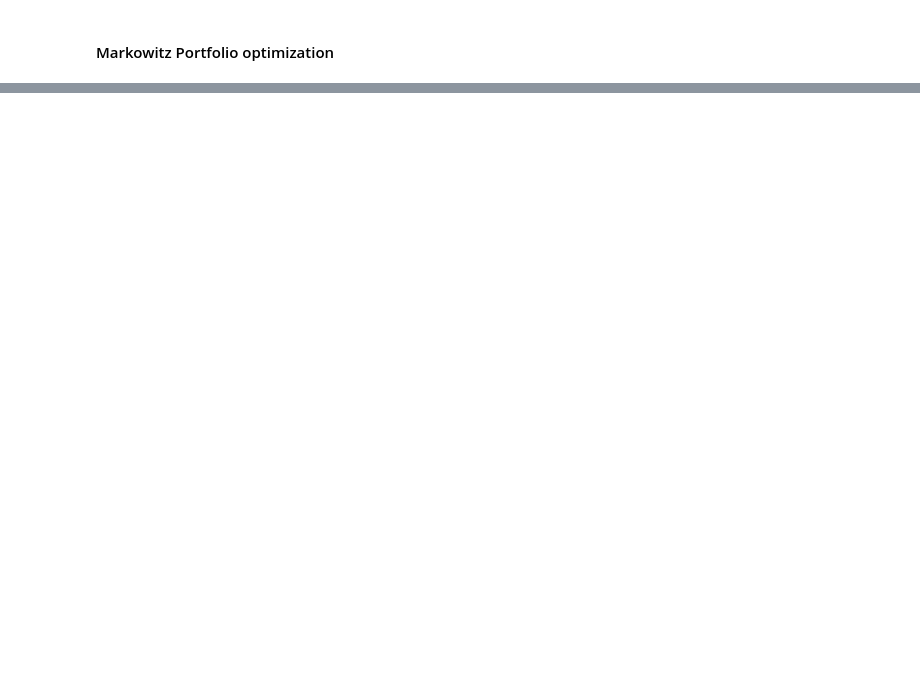
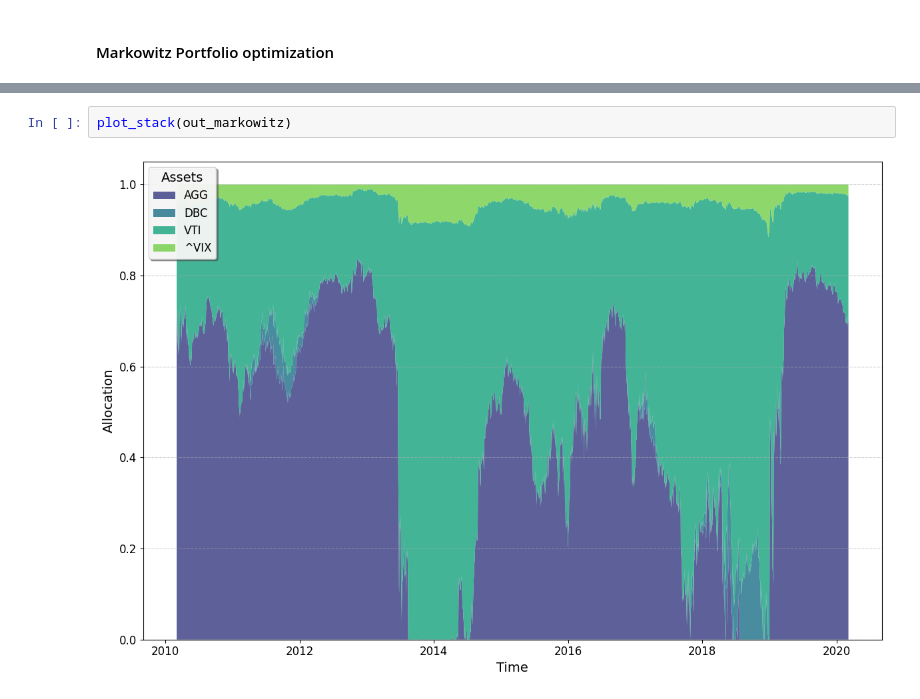
Before and after one commit to QMoayedpour/Advanced_ML_Ensae, a Jupyter notebook: ntbk/paper_implementation.ipynb, the cells around one changed output, grey strips where cells are left out. Drawn from its saved outputs; the diff is of its cells as text; blank space fills up the shorter version.

```diff
--- a/ntbk/paper_implementation.ipynb
+++ b/ntbk/paper_implementation.ipynb
@@ -310,0 +327,4 @@ plot_cumulatives(list_results, list_names)
+# %%
+plot_stack(out_markowitz)
+# %% [output]
+[figure, added]
```
Also changed, not shown: parts of 9 cells of this notebook, 7 other files.
